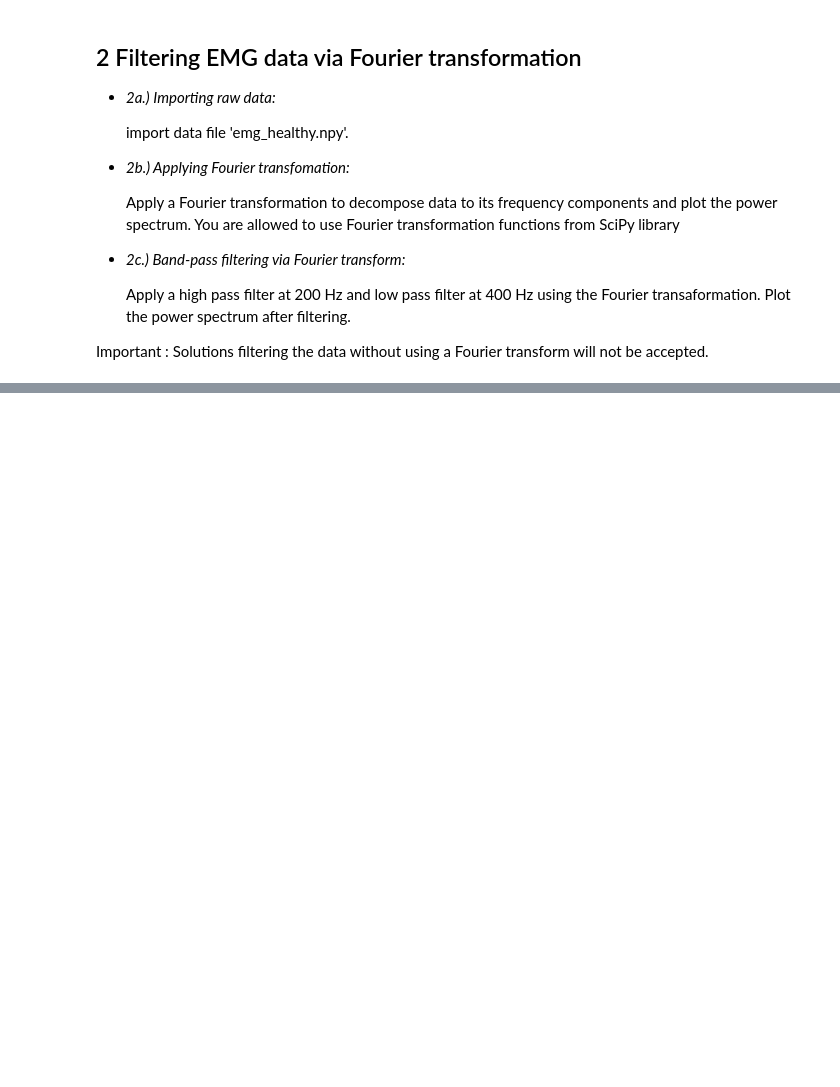
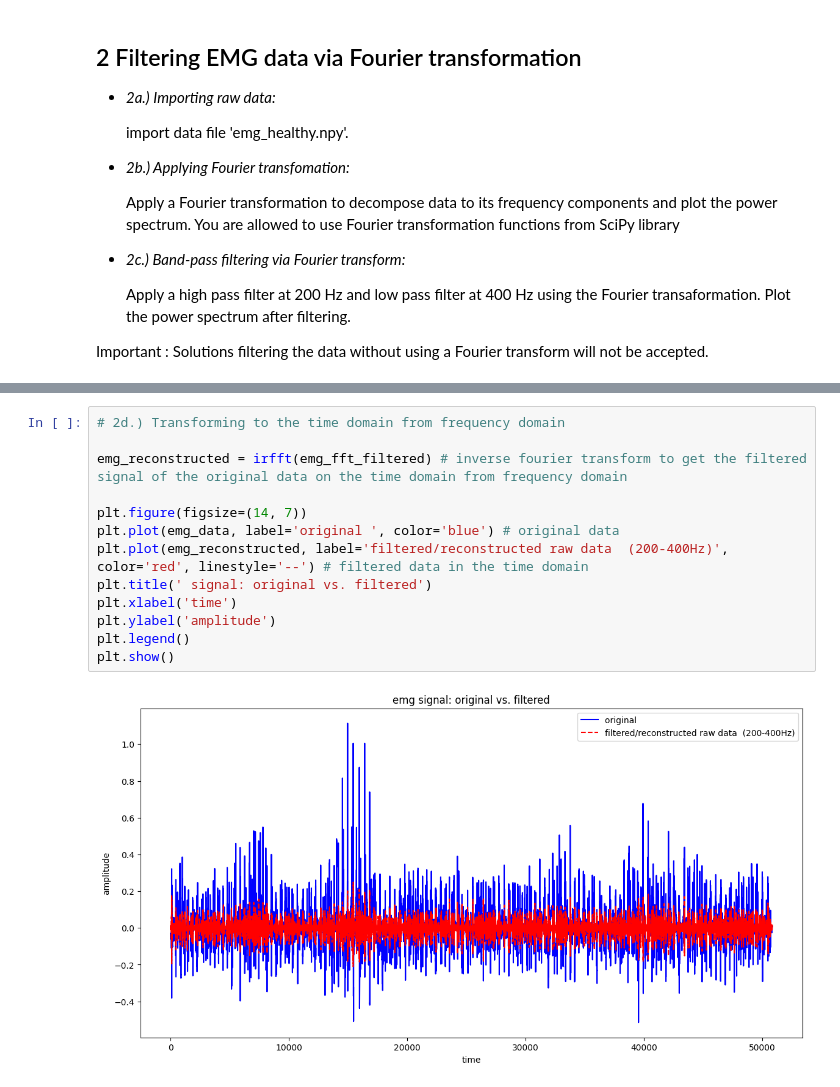
Before and after one commit to rfahrn/Time-Series-Exercises, a Jupyter notebook: exercise_3.ipynb, the cells around one changed output, grey strips where cells are left out. Saved outputs shown, nothing was run; the diff lists cells and outputs as text; blank space fills up the shorter version.

```diff
--- a/exercise_3.ipynb
+++ b/exercise_3.ipynb
@@ -162,0 +171,15 @@ plt.show()
+# %%
+# 2d.) Transforming to the time domain from frequency domain
+
+emg_reconstructed = irfft(emg_fft_filtered) # inverse fourier transform to get the filtered signal of the original data on the time domain from frequency domain
+
+plt.figure(figsize=(14, 7))
+plt.plot(emg_data, label='original ', color='blue') # original data
+plt.plot(emg_reconstructed, label='filtered/reconstructed raw data  (200-400Hz)', color='red', linestyle='--') # filtered data in the time domain
+plt.title(' signal: original vs. filtered')
+plt.xlabel('time')
+plt.ylabel('amplitude')
+plt.legend()
+plt.show()
+# %% [output]
+[figure, added]
```
Also changed, not shown: parts of 4 cells of this notebook.
